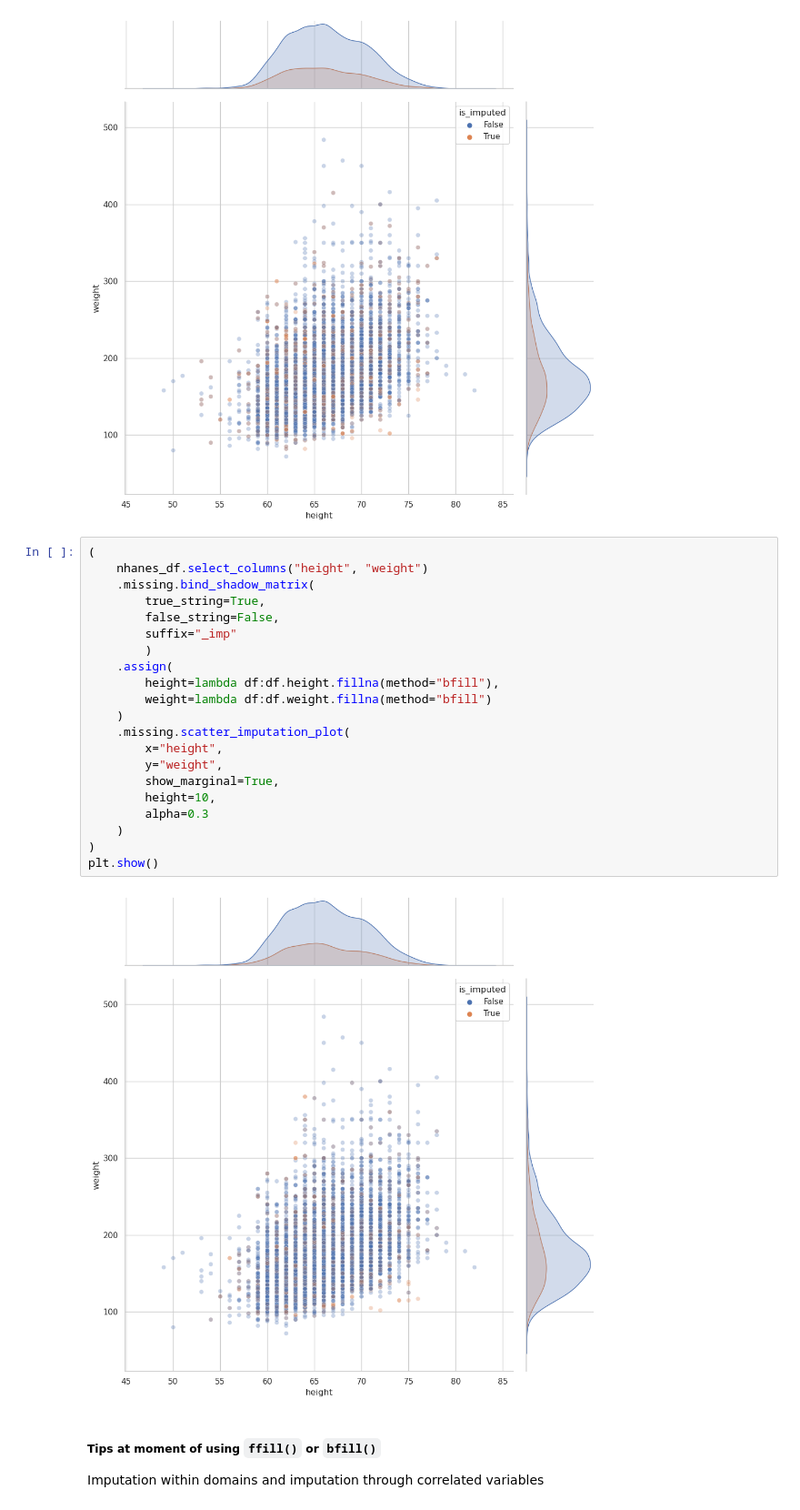
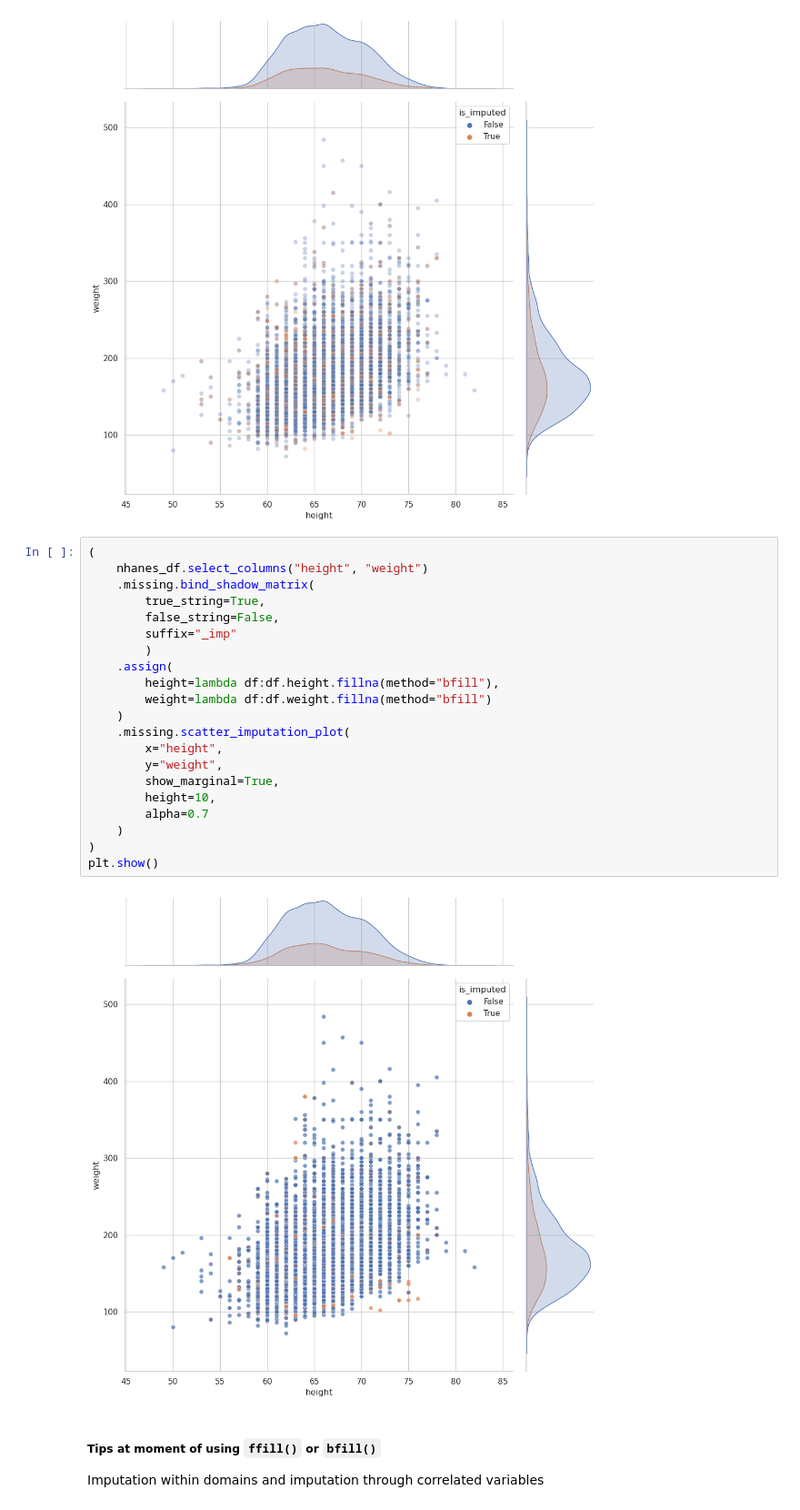
Before and after one commit to fenilenvinileno97/missing-values, a Jupyter notebook: notebooks/imputation-missing-values.ipynb, the cells around one changed output. Shown at 91% size. Saved outputs shown, nothing was run; the diff lists cells and outputs as text.

```diff
--- a/notebooks/imputation-missing-values.ipynb
+++ b/notebooks/imputation-missing-values.ipynb
@@ -684,26 +684,26 @@ plt.show()
 # %%
 (
     nhanes_df.select_columns("height", "weight")
     .missing.bind_shadow_matrix(
         true_string=True,
         false_string=False,
         suffix="_imp"
         )
     .assign(
         height=lambda df:df.height.fillna(method="bfill"),
         weight=lambda df:df.weight.fillna(method="bfill")
     )
     .missing.scatter_imputation_plot(
         x="height",
         y="weight",
         show_marginal=True,
         height=10,
-        alpha=0.3
+        alpha=0.7
     )
 )
 plt.show()
 # %% [output]
-[figure, old version]
+[figure, new version]
 # %% [markdown]
 ##### **Tips at moment of using `ffill()` or `bfill()`**
 Imputation within domains and imputation through correlated variables
```
Also changed, not shown: parts of 23 cells of this notebook, 1 other file.
